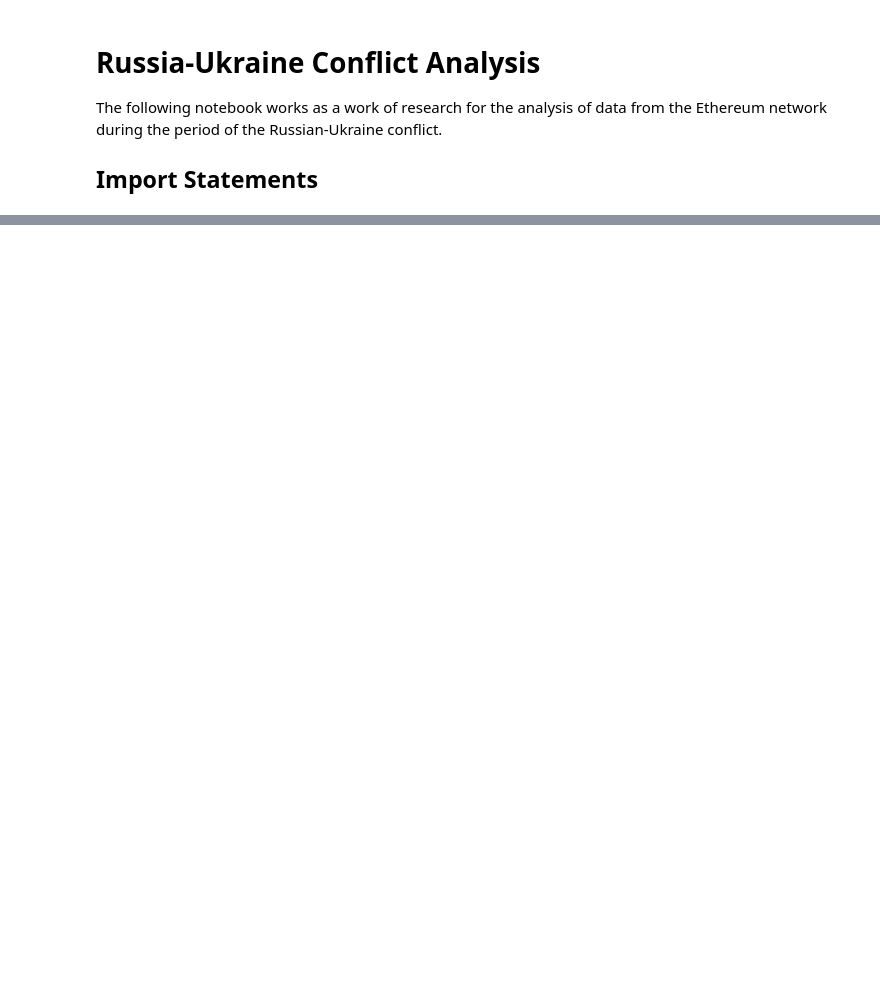
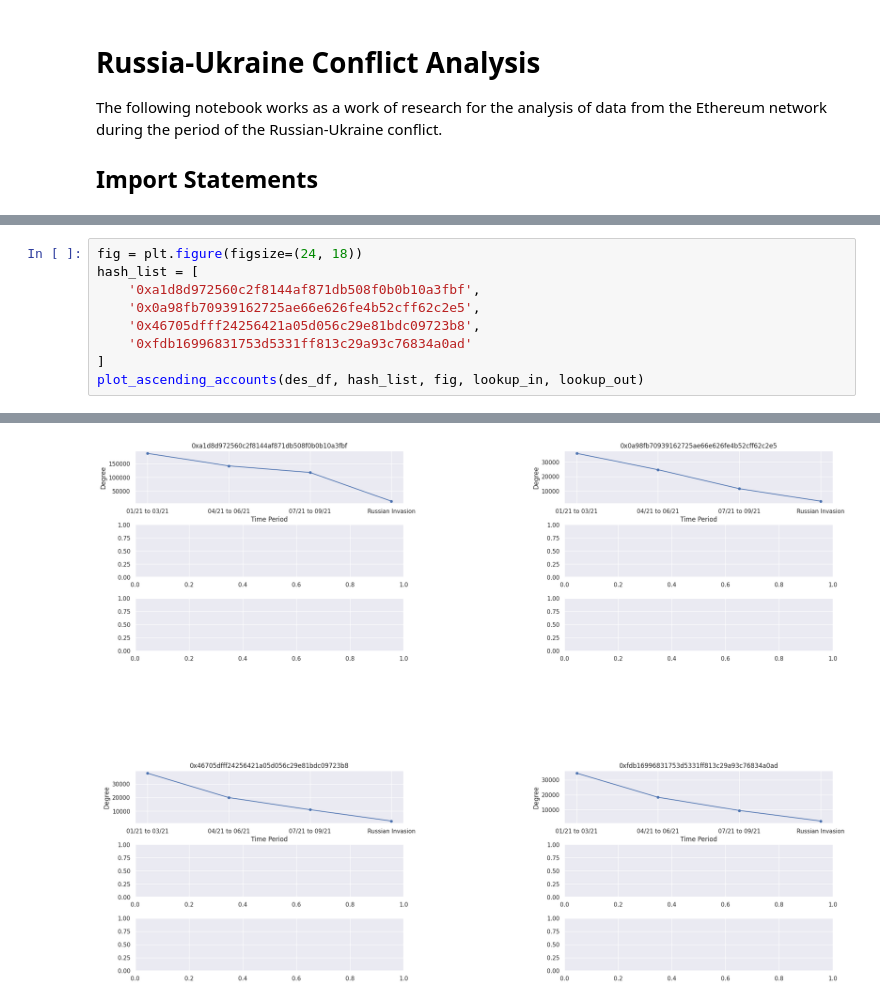
Before and after one commit to PedroHFSO/ru-ethereum-analysis, a Jupyter notebook: src/main.ipynb, the cells around one changed output, grey strips where cells are left out. Drawn from its saved outputs; the diff is of its cells as text; blank space fills up the shorter version.

```diff
--- a/src/main.ipynb
+++ b/src/main.ipynb
@@ -231,0 +442,10 @@ degree_analyzer.get_descending_accounts(10, 25)
+# %%
+fig = plt.figure(figsize=(24, 18))
+hash_list = [
+    '0xa1d8d972560c2f8144af871db508f0b0b10a3fbf',
+    '0x0a98fb70939162725ae66e626fe4b52cff62c2e5',
+    '0x46705dfff24256421a05d056c29e81bdc09723b8',
+    '0xfdb16996831753d5331ff813c29a93c76834a0ad'
+]
+plot_ascending_accounts(des_df, hash_list, fig, lookup_in, lookup_out)
+# %% [output]
@@ -231,0 +469 @@ degree_analyzer.get_descending_accounts(10, 25)
+[figure, added]
```
Also changed, not shown: parts of 14 cells of this notebook.
